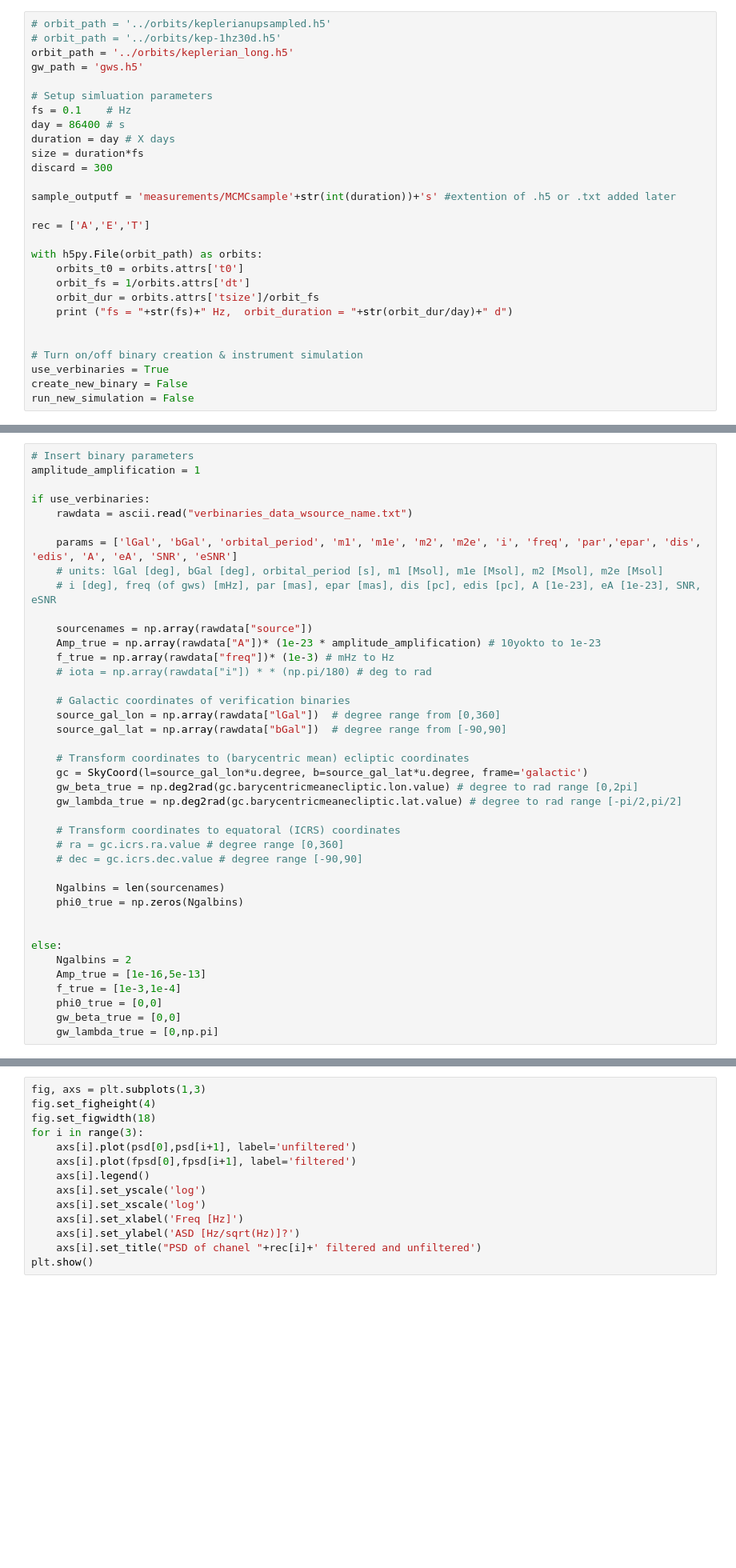
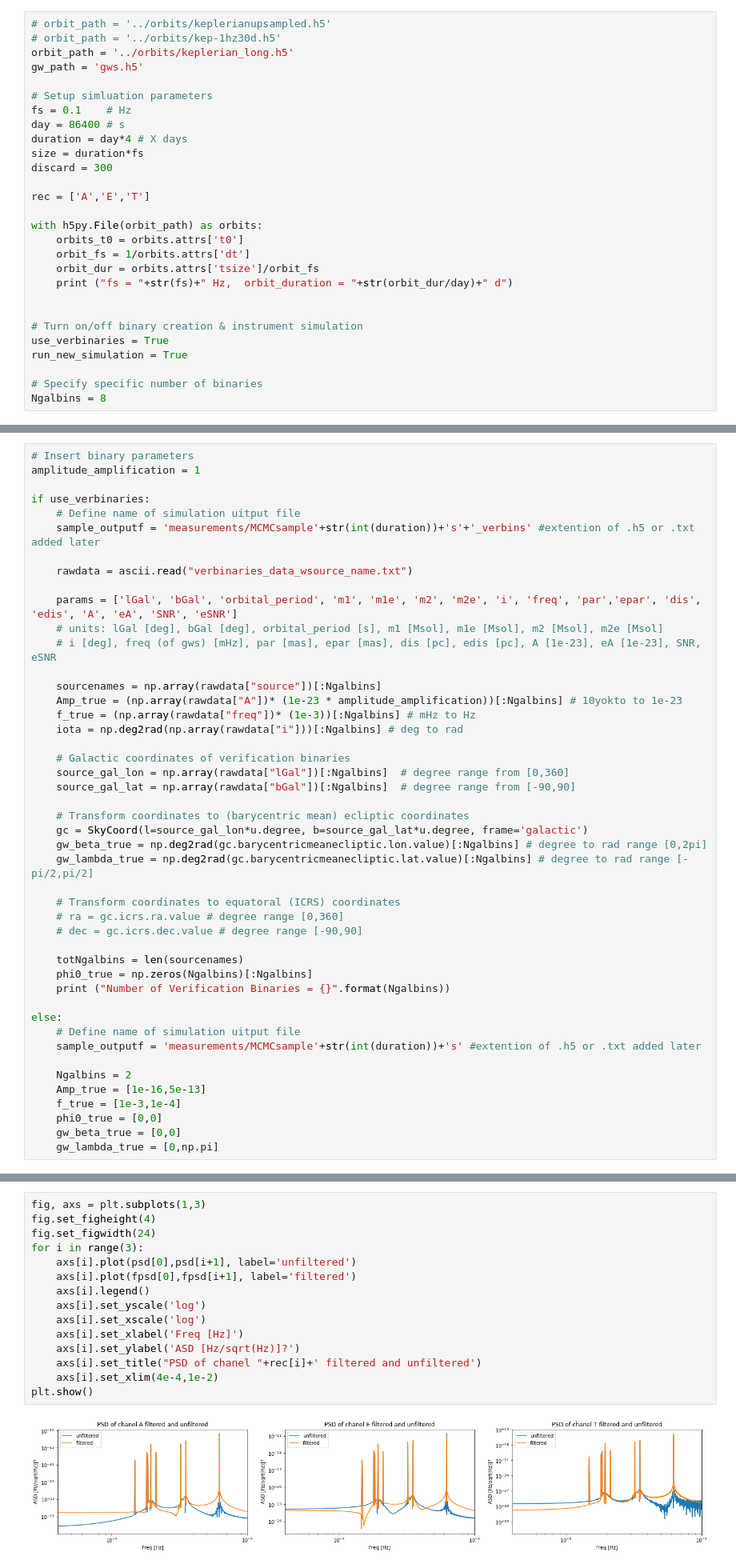
Before and after one commit to BartOuwehand/MP1_LISA, a Jupyter notebook: MCMC_parameter_fit.ipynb, the cells around one changed output, grey strips where cells are left out. Shown at 80% size. Saved outputs shown, nothing was run; the diff lists cells and outputs as text; blank space fills up the shorter version.

Commit message:
N-verification binary fitting!

```diff
--- a/MCMC_parameter_fit.ipynb
+++ b/MCMC_parameter_fit.ipynb
@@ -31,11 +31,9 @@ gw_path = 'gws.h5'
 # Setup simluation parameters
 fs = 0.1    # Hz
 day = 86400 # s
-duration = day # X days
+duration = day*4 # X days
 size = duration*fs
 discard = 300
-
-sample_outputf = 'measurements/MCMCsample'+str(int(duration))+'s' #extention of .h5 or .txt added later
 
 rec = ['A','E','T']
 
@@ -48,5 +46,7 @@ with h5py.File(orbit_path) as orbits:
 
 # Turn on/off binary creation & instrument simulation
 use_verbinaries = True
-create_new_binary = False
-run_new_simulation = False
+run_new_simulation = True
+
+# Specify specific number of binaries
+Ngalbins = 8
@@ -55,35 +57,41 @@ run_new_simulation = False
 amplitude_amplification = 1
 
 if use_verbinaries:
+    # Define name of simulation uitput file
+    sample_outputf = 'measurements/MCMCsample'+str(int(duration))+'s'+'_verbins' #extention of .h5 or .txt added later
+
     rawdata = ascii.read("verbinaries_data_wsource_name.txt")
 
     params = ['lGal', 'bGal', 'orbital_period', 'm1', 'm1e', 'm2', 'm2e', 'i', 'freq', 'par','epar', 'dis', 'edis', 'A', 'eA', 'SNR', 'eSNR']
     # units: lGal [deg], bGal [deg], orbital_period [s], m1 [Msol], m1e [Msol], m2 [Msol], m2e [Msol]
     # i [deg], freq (of gws) [mHz], par [mas], epar [mas], dis [pc], edis [pc], A [1e-23], eA [1e-23], SNR, eSNR
 
-    sourcenames = np.array(rawdata["source"])
-    Amp_true = np.array(rawdata["A"])* (1e-23 * amplitude_amplification) # 10yokto to 1e-23
-    f_true = np.array(rawdata["freq"])* (1e-3) # mHz to Hz
-    # iota = np.array(rawdata["i"]) * * (np.pi/180) # deg to rad
+    sourcenames = np.array(rawdata["source"])[:Ngalbins]
+    Amp_true = (np.array(rawdata["A"])* (1e-23 * amplitude_amplification))[:Ngalbins] # 10yokto to 1e-23
+    f_true = (np.array(rawdata["freq"])* (1e-3))[:Ngalbins] # mHz to Hz
+    iota = np.deg2rad(np.array(rawdata["i"]))[:Ngalbins] # deg to rad
 
     # Galactic coordinates of verification binaries
-    source_gal_lon = np.array(rawdata["lGal"])  # degree range from [0,360]
-    source_gal_lat = np.array(rawdata["bGal"])  # degree range from [-90,90]
+    source_gal_lon = np.array(rawdata["lGal"])[:Ngalbins]  # degree range from [0,360]
+    source_gal_lat = np.array(rawdata["bGal"])[:Ngalbins]  # degree range from [-90,90]
 
     # Transform coordinates to (barycentric mean) ecliptic coordinates
     gc = SkyCoord(l=source_gal_lon*u.degree, b=source_gal_lat*u.degree, frame='galactic')
-    gw_beta_true = np.deg2rad(gc.barycentricmeanecliptic.lon.value) # degree to rad range [0,2pi]
-    gw_lambda_true = np.deg2rad(gc.barycentricmeanecliptic.lat.value) # degree to rad range [-pi/2,pi/2]
+    gw_beta_true = np.deg2rad(gc.barycentricmeanecliptic.lon.value)[:Ngalbins] # degree to rad range [0,2pi]
+    gw_lambda_true = np.deg2rad(gc.barycentricmeanecliptic.lat.value)[:Ngalbins] # degree to rad range [-pi/2,pi/2]
 
     # Transform coordinates to equatoral (ICRS) coordinates
     # ra = gc.icrs.ra.value # degree range [0,360]
     # dec = gc.icrs.dec.value # degree range [-90,90]
 
-    Ngalbins = len(sourcenames)
-    phi0_true = np.zeros(Ngalbins)
-
+    totNgalbins = len(sourcenames)
+    phi0_true = np.zeros(Ngalbins)[:Ngalbins]
+    print ("Number of Verification Binaries = {}".format(Ngalbins))
 
 else:
+    # Define name of simulation uitput file
+    sample_outputf = 'measurements/MCMCsample'+str(int(duration))+'s' #extention of .h5 or .txt added later
+
     Ngalbins = 2
     Amp_true = [1e-16,5e-13]
     f_true = [1e-3,1e-4]
@@ -205,17 +229,20 @@ for i in range(3):
 # %%
 fig, axs = plt.subplots(1,3)
 fig.set_figheight(4)
-fig.set_figwidth(18)
+fig.set_figwidth(24)
 for i in range(3):
     axs[i].plot(psd[0],psd[i+1], label='unfiltered')
     axs[i].plot(fpsd[0],fpsd[i+1], label='filtered')
     axs[i].legend()
     axs[i].set_yscale('log')
     axs[i].set_xscale('log')
     axs[i].set_xlabel('Freq [Hz]')
     axs[i].set_ylabel('ASD [Hz/sqrt(Hz)]?')
     axs[i].set_title("PSD of chanel "+rec[i]+' filtered and unfiltered')
+    axs[i].set_xlim(4e-4,1e-2)
 plt.show()
+# %% [output]
+[figure, added]
 # %%
 # Difference factor between pytdi.Data.from_instrument and pytdi.Data.from_gws
 
```
Also changed, not shown: parts of 15 cells of this notebook.
